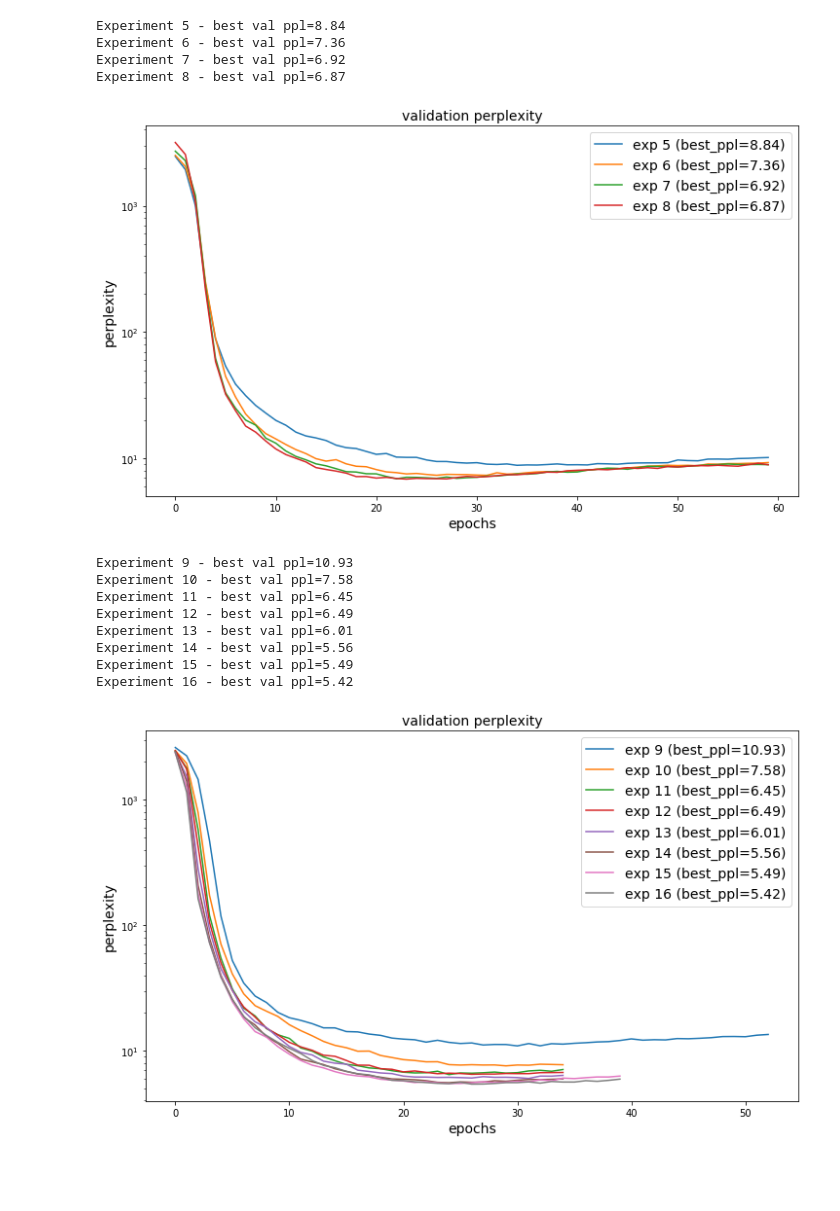
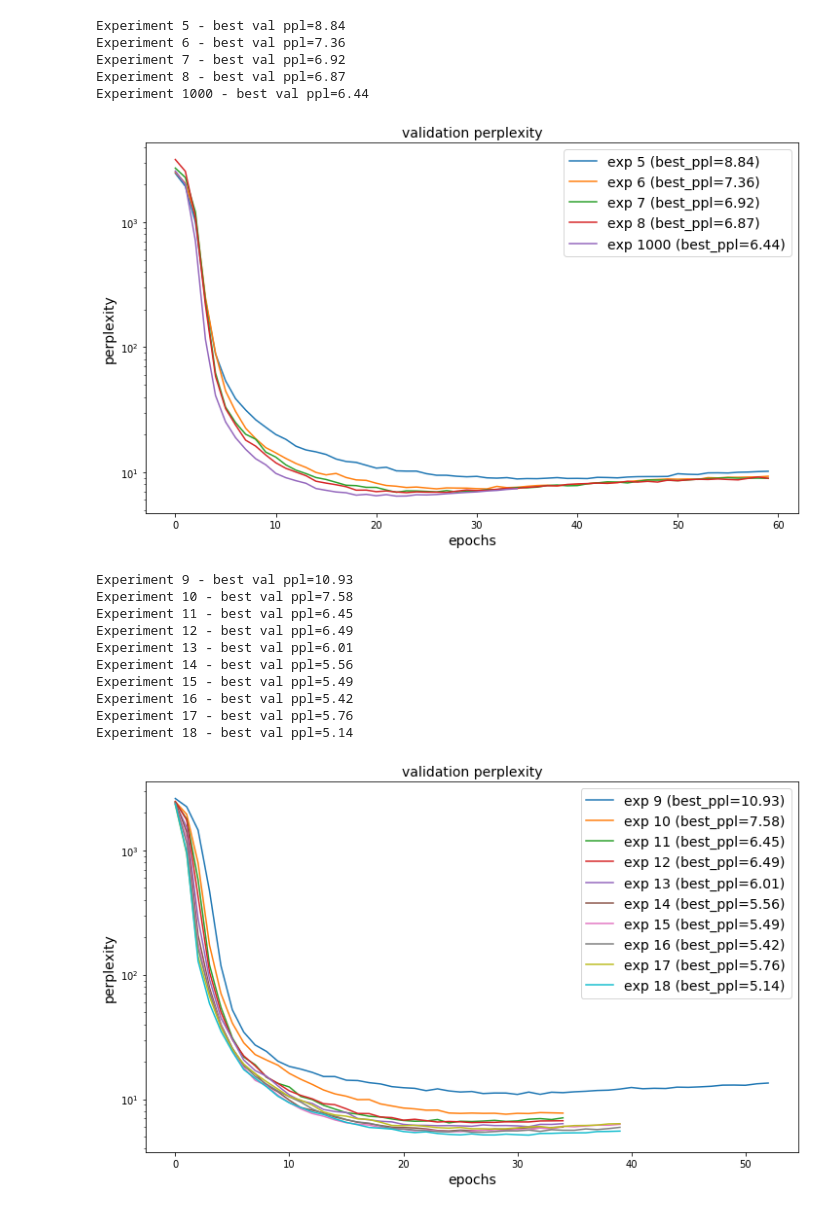
Before and after one commit to MohamedAbdelsalam9/TT-Transformer, a Jupyter notebook: visualize_logs.ipynb, the cells around one changed output. Cells and saved outputs as stored; diff of their text form; code cells hidden in the pictures; blank space fills up the shorter version.

Commit message:
Visualization of experiments.

```diff
--- a/visualize_logs.ipynb
+++ b/visualize_logs.ipynb
@@ -30,18 +32,19 @@ def visualize_validation_perplexity(files):
 # %%
 # validation_files = glob.glob("output/*.valid.log")
 # visualize_validation_perplexity(validation_files)
 
-rank3_files = [f"output/{exp_id}.valid.log" for exp_id in [5,6,7,8]]
+rank3_files = [f"output/{exp_id}.valid.log" for exp_id in [5,6,7,8,1000]]
 visualize_validation_perplexity(rank3_files)
 
-core3_files = [f"output/{exp_id}.valid.log" for exp_id in [9,10,11,12,13,14,15,16]]
+core3_files = [f"output/{exp_id}.valid.log" for exp_id in [9,10,11,12,13,14,15,16,17,18]]
 visualize_validation_perplexity(core3_files)
 # %% [output]
 Experiment 5 - best val ppl=8.84
 Experiment 6 - best val ppl=7.36
 Experiment 7 - best val ppl=6.92
 Experiment 8 - best val ppl=6.87
+Experiment 1000 - best val ppl=6.44
-[figure, old version]
+[figure, new version]
 Experiment 9 - best val ppl=10.93
 Experiment 10 - best val ppl=7.58
 Experiment 11 - best val ppl=6.45
@@ -50,4 +53,6 @@ Experiment 13 - best val ppl=6.01
 Experiment 14 - best val ppl=5.56
 Experiment 15 - best val ppl=5.49
 Experiment 16 - best val ppl=5.42
+Experiment 17 - best val ppl=5.76
+Experiment 18 - best val ppl=5.14
-[figure, old version]
+[figure, new version]
```
Also changed, not shown: parts of 11 cells of this notebook, 3 other files.
